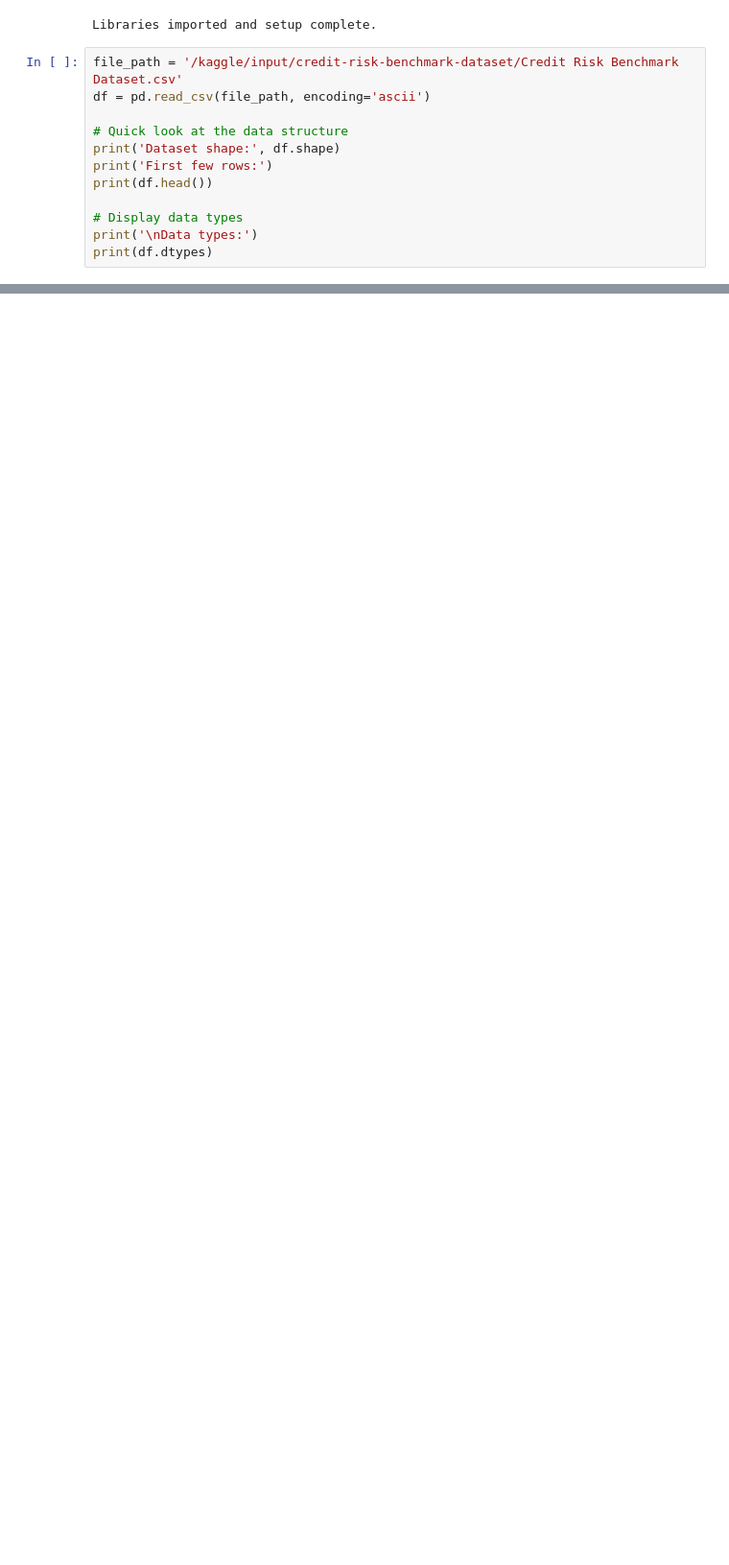
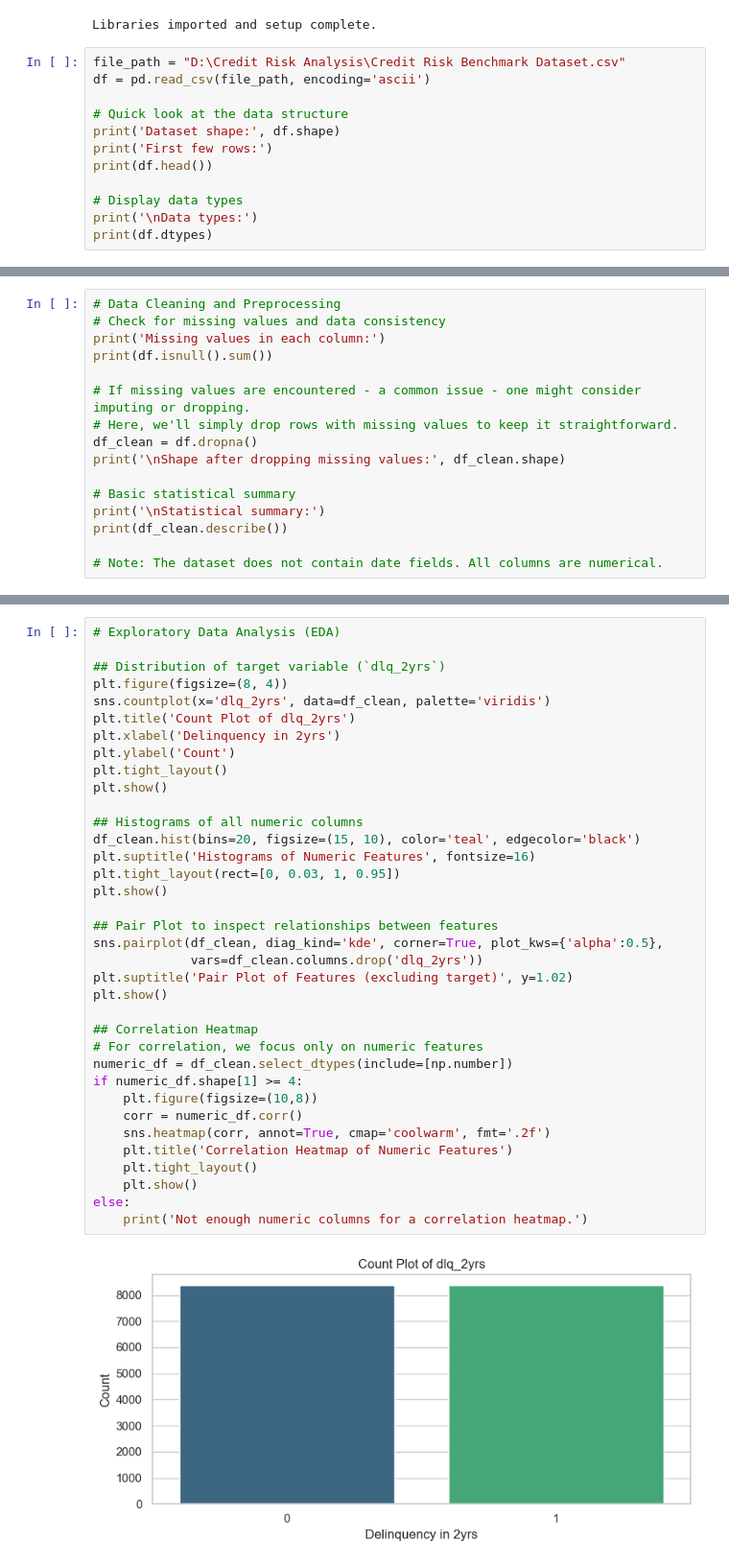
Before and after one commit to baguswidianto/credit_risk_analysis, a Jupyter notebook: main.ipynb, the cells around one changed output, grey strips where cells are left out. Shown at 96% size. Cells and saved outputs as stored; diff of their text form; blank space fills up the shorter version.

```diff
--- a/main.ipynb
+++ b/main.ipynb
@@ -31,7 +31,7 @@ print('Libraries imported and setup complete.')
 # %% [output]
 Libraries imported and setup complete.
 # %%
-file_path = '/kaggle/input/credit-risk-benchmark-dataset/Credit Risk Benchmark Dataset.csv'
+file_path = "D:\Credit Risk Analysis\Credit Risk Benchmark Dataset.csv"
 df = pd.read_csv(file_path, encoding='ascii')
 
 # Quick look at the data structure
@@ -44,0 +79,16 @@ print(df.dtypes)
+# %%
+# Data Cleaning and Preprocessing
+# Check for missing values and data consistency
+print('Missing values in each column:')
+print(df.isnull().sum())
+
+# If missing values are encountered - a common issue - one might consider imputing or dropping.
+# Here, we'll simply drop rows with missing values to keep it straightforward.
+df_clean = df.dropna()
+print('\nShape after dropping missing values:', df_clean.shape)
+
+# Basic statistical summary
+print('\nStatistical summary:')
+print(df_clean.describe())
+
+# Note: The dataset does not contain date fields. All columns are numerical.
@@ -44,0 +113,38 @@ print(df.dtypes)
+# %%
+# Exploratory Data Analysis (EDA)
+
+## Distribution of target variable (`dlq_2yrs`)
+plt.figure(figsize=(8, 4))
+sns.countplot(x='dlq_2yrs', data=df_clean, palette='viridis')
+plt.title('Count Plot of dlq_2yrs')
+plt.xlabel('Delinquency in 2yrs')
+plt.ylabel('Count')
+plt.tight_layout()
+plt.show()
+
+## Histograms of all numeric columns
+df_clean.hist(bins=20, figsize=(15, 10), color='teal', edgecolor='black')
+plt.suptitle('Histograms of Numeric Features', fontsize=16)
+plt.tight_layout(rect=[0, 0.03, 1, 0.95])
+plt.show()
+
+## Pair Plot to inspect relationships between features
+sns.pairplot(df_clean, diag_kind='kde', corner=True, plot_kws={'alpha':0.5},
+             vars=df_clean.columns.drop('dlq_2yrs'))
+plt.suptitle('Pair Plot of Features (excluding target)', y=1.02)
+plt.show()
+
+## Correlation Heatmap
+# For correlation, we focus only on numeric features
+numeric_df = df_clean.select_dtypes(include=[np.number])
+if numeric_df.shape[1] >= 4:
+    plt.figure(figsize=(10,8))
+    corr = numeric_df.corr()
+    sns.heatmap(corr, annot=True, cmap='coolwarm', fmt='.2f')
+    plt.title('Correlation Heatmap of Numeric Features')
+    plt.tight_layout()
+    plt.show()
+else:
+    print('Not enough numeric columns for a correlation heatmap.')
+# %% [output]
+[figure, added]
```
Also changed, not shown: parts of 5 cells of this notebook.
